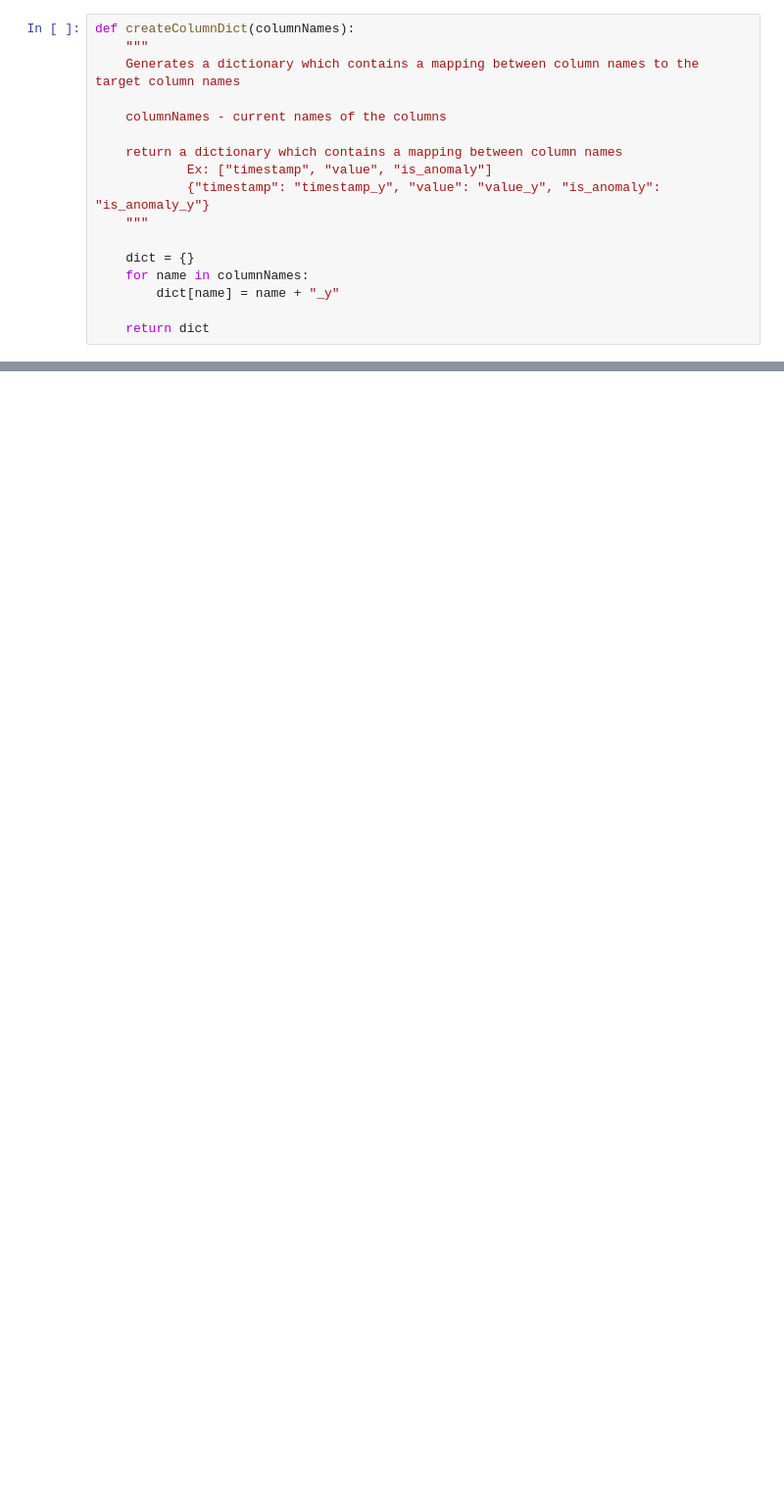
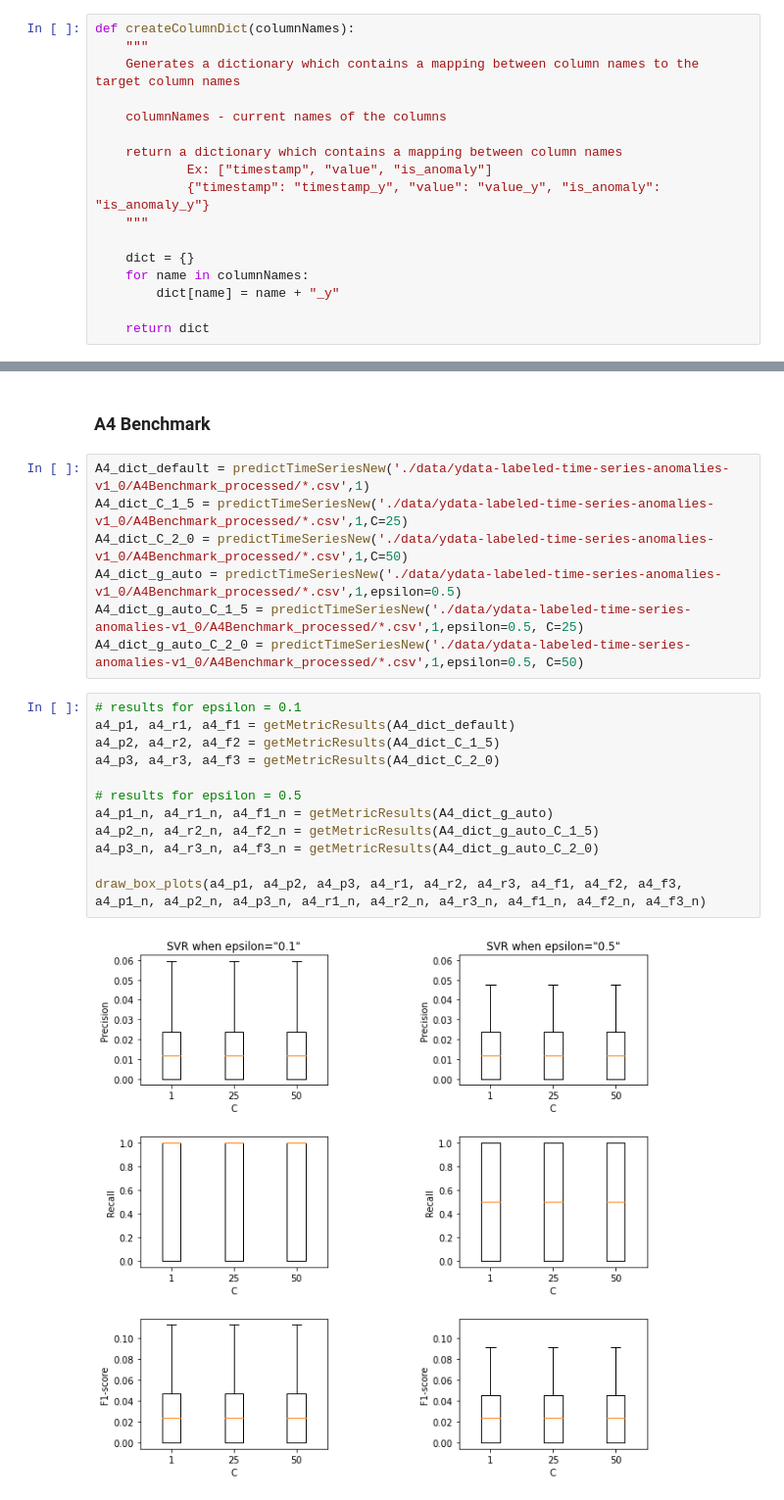
Before and after one commit to Time-Series-Anomaly-Detection-Group/ML-Methods, a Jupyter notebook: Anomaly detection using SVM-Univariate time series data.ipynb, the cells around one changed output, grey strips where cells are left out. Shown: that part at 98% size. Saved outputs shown, nothing was run; the diff lists cells and outputs as text; blank space fills up the shorter version.

```diff
--- a/Anomaly detection using SVM-Univariate time series data.ipynb
+++ b/Anomaly detection using SVM-Univariate time series data.ipynb
@@ -296,0 +450,23 @@ Precision : 0.011904761904761904 Recall : 1.0 F1-score : 0.023529411764705882
+# %% [markdown]
+### A4 Benchmark
+# %%
+A4_dict_default = predictTimeSeriesNew('./data/ydata-labeled-time-series-anomalies-v1_0/A4Benchmark_processed/*.csv',1)
+A4_dict_C_1_5 = predictTimeSeriesNew('./data/ydata-labeled-time-series-anomalies-v1_0/A4Benchmark_processed/*.csv',1,C=25)
+A4_dict_C_2_0 = predictTimeSeriesNew('./data/ydata-labeled-time-series-anomalies-v1_0/A4Benchmark_processed/*.csv',1,C=50)
+A4_dict_g_auto = predictTimeSeriesNew('./data/ydata-labeled-time-series-anomalies-v1_0/A4Benchmark_processed/*.csv',1,epsilon=0.5)
+A4_dict_g_auto_C_1_5 = predictTimeSeriesNew('./data/ydata-labeled-time-series-anomalies-v1_0/A4Benchmark_processed/*.csv',1,epsilon=0.5, C=25)
+A4_dict_g_auto_C_2_0 = predictTimeSeriesNew('./data/ydata-labeled-time-series-anomalies-v1_0/A4Benchmark_processed/*.csv',1,epsilon=0.5, C=50)
+# %%
+# results for epsilon = 0.1
+a4_p1, a4_r1, a4_f1 = getMetricResults(A4_dict_default)
+a4_p2, a4_r2, a4_f2 = getMetricResults(A4_dict_C_1_5)
+a4_p3, a4_r3, a4_f3 = getMetricResults(A4_dict_C_2_0)
+
+# results for epsilon = 0.5
+a4_p1_n, a4_r1_n, a4_f1_n = getMetricResults(A4_dict_g_auto)
+a4_p2_n, a4_r2_n, a4_f2_n = getMetricResults(A4_dict_g_auto_C_1_5)
+a4_p3_n, a4_r3_n, a4_f3_n = getMetricResults(A4_dict_g_auto_C_2_0)
+
+draw_box_plots(a4_p1, a4_p2, a4_p3, a4_r1, a4_r2, a4_r3, a4_f1, a4_f2, a4_f3, a4_p1_n, a4_p2_n, a4_p3_n, a4_r1_n, a4_r2_n, a4_r3_n, a4_f1_n, a4_f2_n, a4_f3_n)
+# %% [output]
+[figure, added]
```
Also changed, not shown: parts of 24 cells of this notebook, 2 other files.
